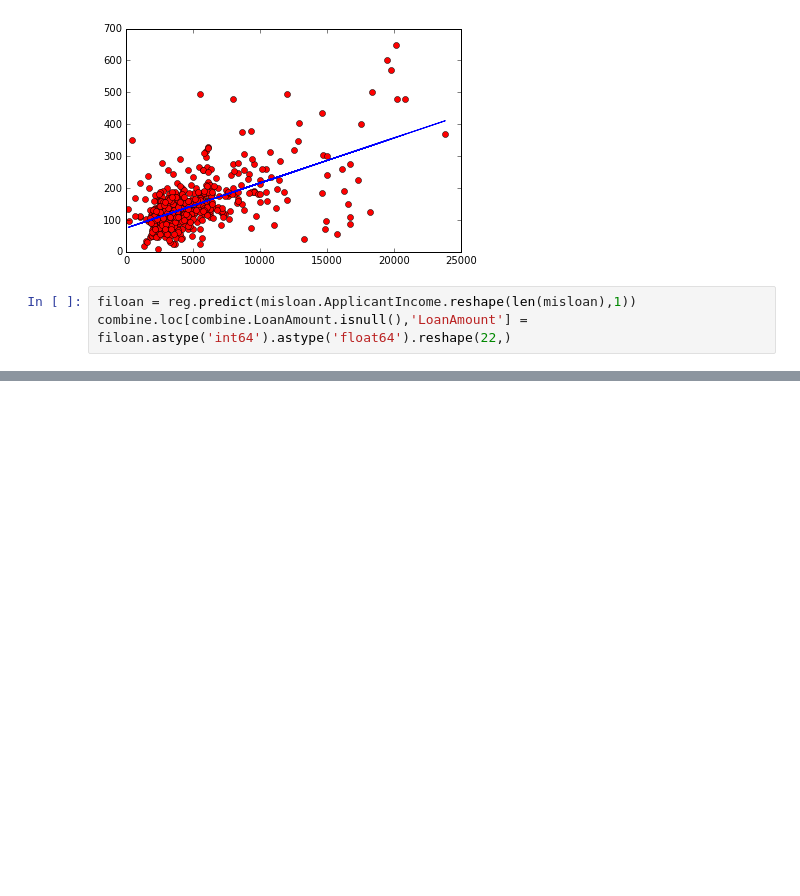
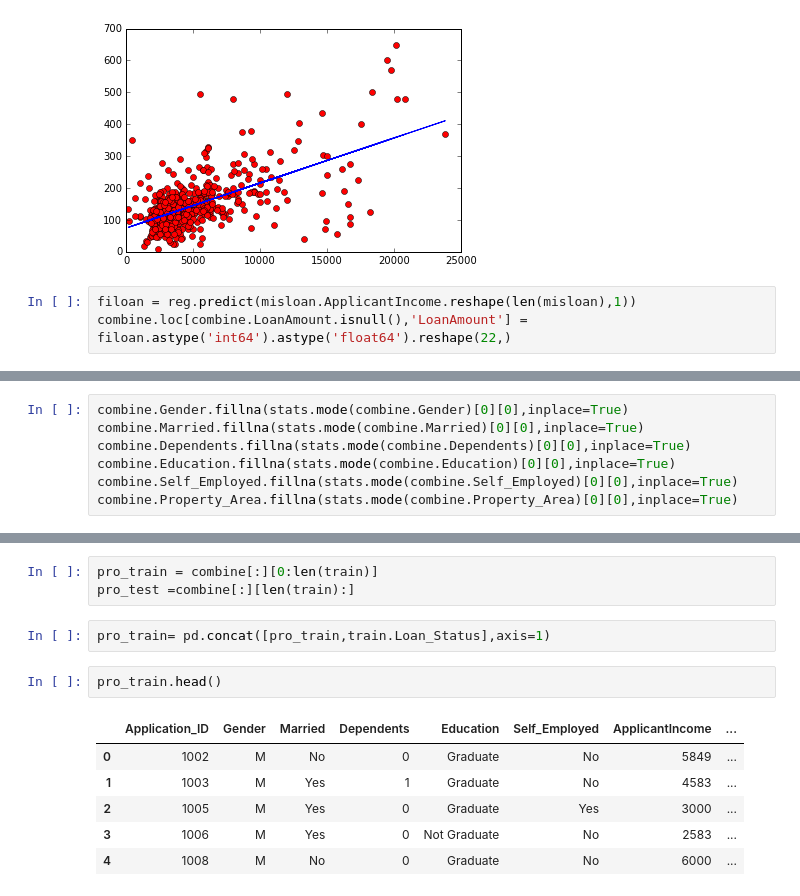
Before and after one commit to sampath1310/HomeLoans, a Jupyter notebook: HomeLoans.ipynb, the cells around one changed output, grey strips where cells are left out. Drawn from its saved outputs; the diff is of its cells as text; blank space fills up the shorter version.

```diff
--- a/HomeLoans.ipynb
+++ b/HomeLoans.ipynb
@@ -77,0 +88,7 @@ array([ 360.])
+# %%
+combine.Gender.fillna(stats.mode(combine.Gender)[0][0],inplace=True)
+combine.Married.fillna(stats.mode(combine.Married)[0][0],inplace=True)
+combine.Dependents.fillna(stats.mode(combine.Dependents)[0][0],inplace=True)
+combine.Education.fillna(stats.mode(combine.Education)[0][0],inplace=True)
+combine.Self_Employed.fillna(stats.mode(combine.Self_Employed)[0][0],inplace=True)
+combine.Property_Area.fillna(stats.mode(combine.Property_Area)[0][0],inplace=True)
@@ -77,0 +111,14 @@ array([ 360.])
+# %%
+pro_train = combine[:][0:len(train)]
+pro_test =combine[:][len(train):]
+# %%
+pro_train= pd.concat([pro_train,train.Loan_Status],axis=1)
+# %%
+pro_train.head()
+# %% [output]
+|  | Application_ID | Gender | Married | Dependents | Education | Self_Employed | ApplicantIncome | ... |
+| 0 | 1002 | M | No | 0 | Graduate | No | 5849 | ... |
+| 1 | 1003 | M | Yes | 1 | Graduate | No | 4583 | ... |
+| 2 | 1005 | M | Yes | 0 | Graduate | Yes | 3000 | ... |
+| 3 | 1006 | M | Yes | 0 | Not Graduate | No | 2583 | ... |
+| 4 | 1008 | M | No | 0 | Graduate | No | 6000 | ... |
```
Also changed, not shown: parts of 8 cells of this notebook.
